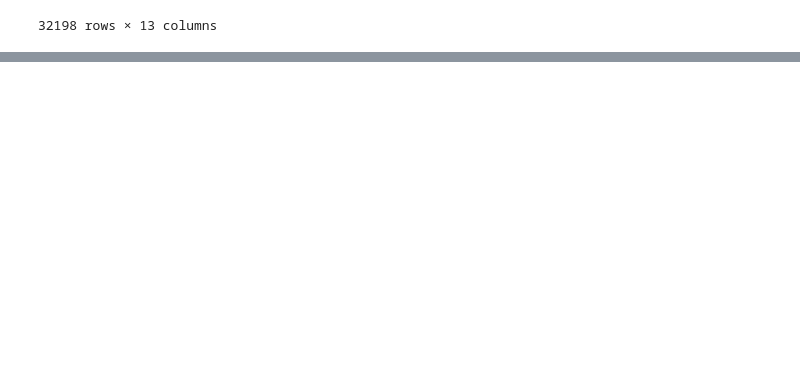
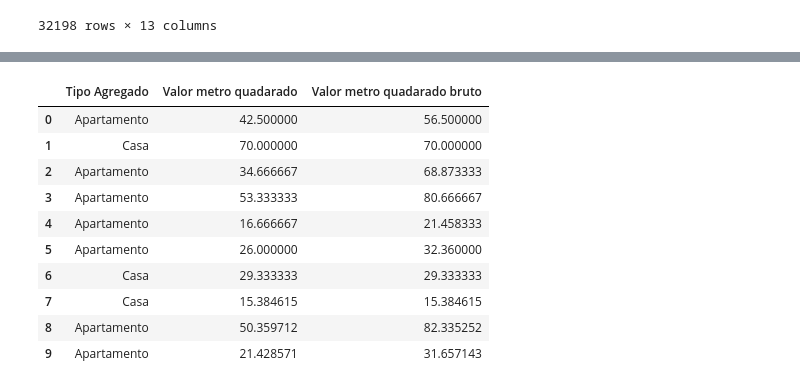
Before and after one commit to Doni-zete/Pandas_estruturas, a Jupyter notebook: Criando novas Variaveis.ipynb, the cells around one changed output, grey strips where cells are left out. Cells and saved outputs as stored; diff of their text form; code cells hidden in the pictures; blank space fills up the shorter version.

```diff
--- a/Criando novas Variaveis.ipynb
+++ b/Criando novas Variaveis.ipynb
@@ -108,0 +146,14 @@ dados
+# %%
+dados_aux.head(10)
+# %% [output]
+|  | Tipo Agregado | Valor metro quadarado | Valor metro quadarado bruto |
+| 0 | Apartamento | 42.500000 | 56.500000 |
+| 1 | Casa | 70.000000 | 70.000000 |
+| 2 | Apartamento | 34.666667 | 68.873333 |
+| 3 | Apartamento | 53.333333 | 80.666667 |
+| 4 | Apartamento | 16.666667 | 21.458333 |
+| 5 | Apartamento | 26.000000 | 32.360000 |
+| 6 | Casa | 29.333333 | 29.333333 |
+| 7 | Casa | 15.384615 | 15.384615 |
+| 8 | Apartamento | 50.359712 | 82.335252 |
+| 9 | Apartamento | 21.428571 | 31.657143 |
```
Also changed, not shown: parts of 13 cells of this notebook, 10 other files.
